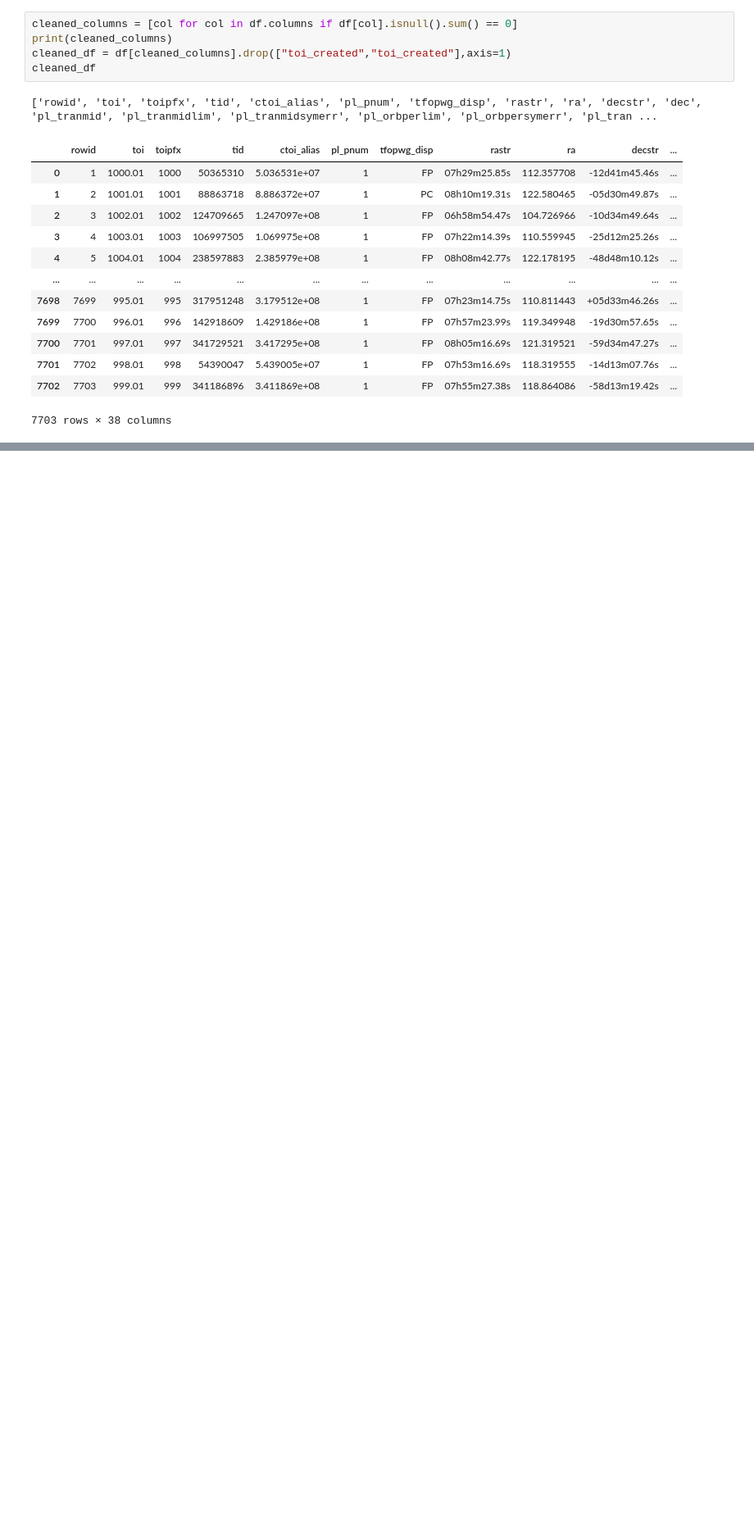
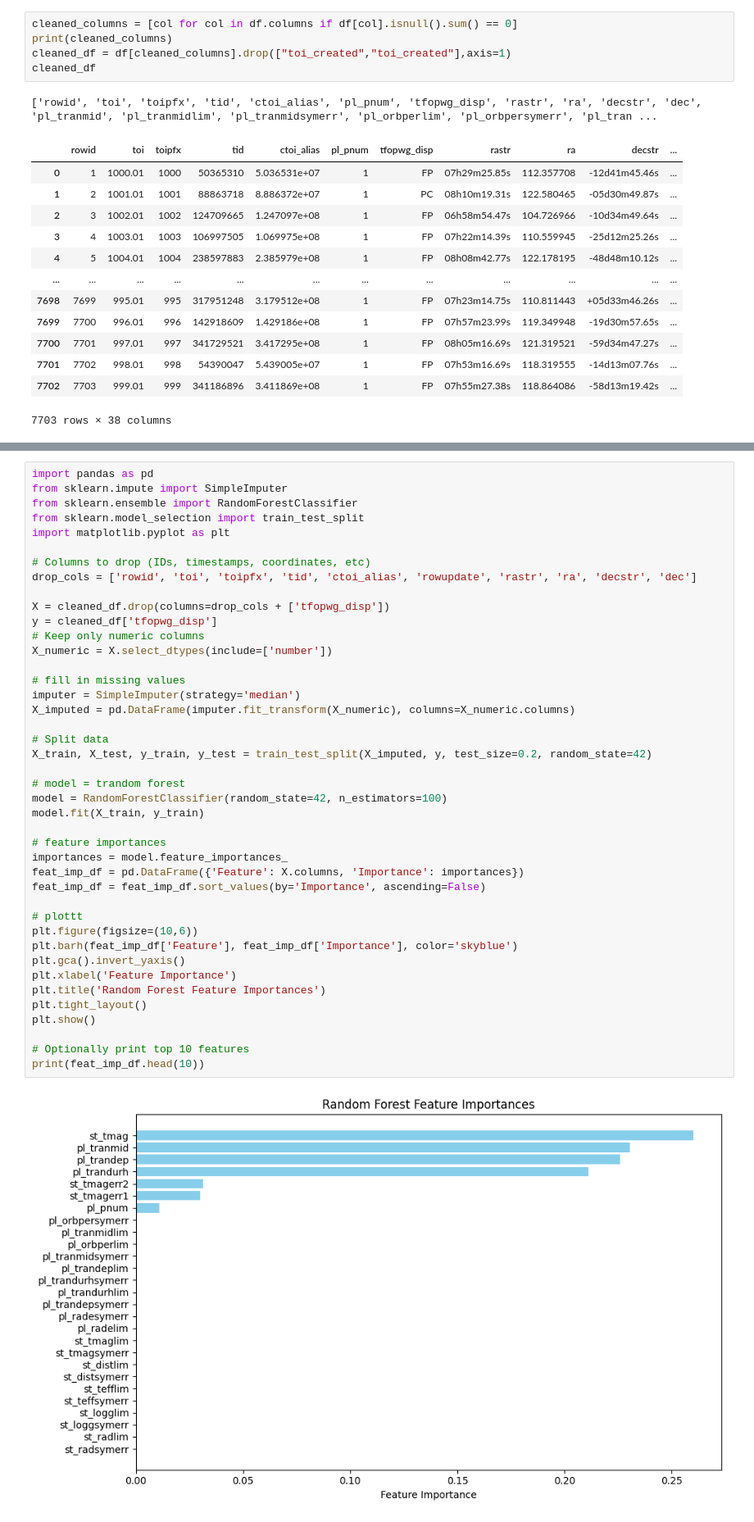
Before and after one commit to TejasVaradaraj/Exoplanet-Classifier, a Jupyter notebook: data.ipynb, the cells around one changed output, grey strips where cells are left out. Shown at 82% size. Saved outputs shown, nothing was run; the diff lists cells and outputs as text; blank space fills up the shorter version.

```diff
--- a/data.ipynb
+++ b/data.ipynb
@@ -56,0 +59,44 @@ cleaned_df
+# %%
+import pandas as pd
+from sklearn.impute import SimpleImputer
+from sklearn.ensemble import RandomForestClassifier
+from sklearn.model_selection import train_test_split
+import matplotlib.pyplot as plt
+
+# Columns to drop (IDs, timestamps, coordinates, etc)
+drop_cols = ['rowid', 'toi', 'toipfx', 'tid', 'ctoi_alias', 'rowupdate', 'rastr', 'ra', 'decstr', 'dec']
+
+X = cleaned_df.drop(columns=drop_cols + ['tfopwg_disp'])
+y = cleaned_df['tfopwg_disp']
+# Keep only numeric columns
+X_numeric = X.select_dtypes(include=['number'])
+
+# fill in missing values
+imputer = SimpleImputer(strategy='median')
+X_imputed = pd.DataFrame(imputer.fit_transform(X_numeric), columns=X_numeric.columns)
+
+# Split data
+X_train, X_test, y_train, y_test = train_test_split(X_imputed, y, test_size=0.2, random_state=42)
+
+# model = trandom forest
+model = RandomForestClassifier(random_state=42, n_estimators=100)
+model.fit(X_train, y_train)
+
+# feature importances
+importances = model.feature_importances_
+feat_imp_df = pd.DataFrame({'Feature': X.columns, 'Importance': importances})
+feat_imp_df = feat_imp_df.sort_values(by='Importance', ascending=False)
+
+# plottt
+plt.figure(figsize=(10,6))
+plt.barh(feat_imp_df['Feature'], feat_imp_df['Importance'], color='skyblue')
+plt.gca().invert_yaxis()
+plt.xlabel('Feature Importance')
+plt.title('Random Forest Feature Importances')
+plt.tight_layout()
+plt.show()
+
+# Optionally print top 10 features
+print(feat_imp_df.head(10))
+# %% [output]
+[figure, added]
```
Also changed, not shown: parts of 18 cells of this notebook.
